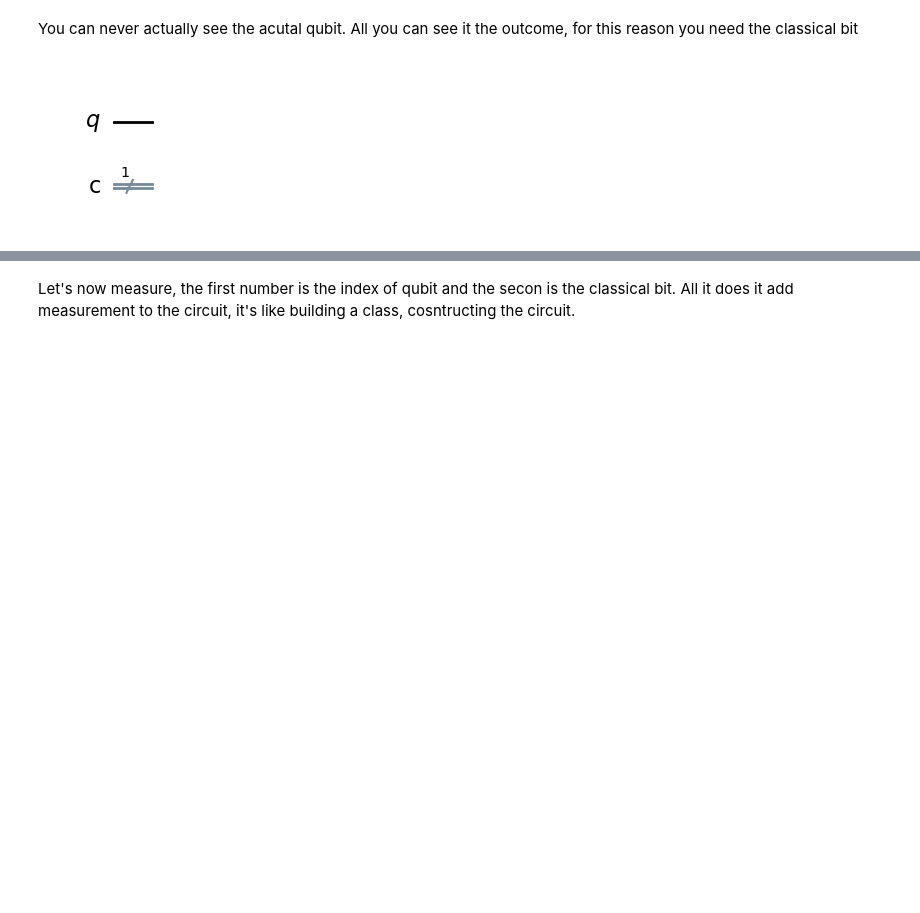
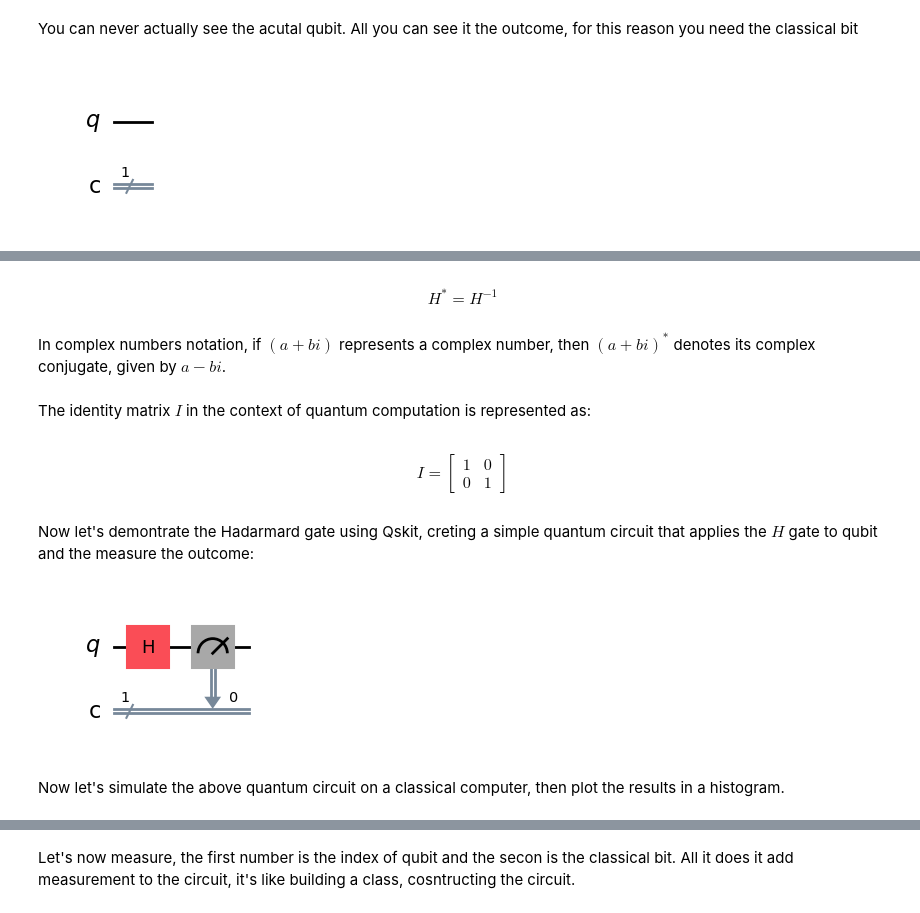
Before and after one commit to rodAlm08/emerging_tech_repo, a Jupyter notebook: project.ipynb, the cells around one changed output, grey strips where cells are left out. Saved outputs shown, nothing was run; the diff lists cells and outputs as text; code cells hidden in the pictures; blank space fills up the shorter version.

```diff
--- a/project.ipynb
+++ b/project.ipynb
@@ -151,0 +255,23 @@ qc.draw(output='mpl')
+# %% [markdown]
+$$ H^* = H^{-1} $$
+# %% [markdown]
+In complex numbers notation, if $ (a+bi) $ represents a complex number, then $ (a+bi)^*$ denotes its complex conjugate, given by $a - bi $.
+# %% [markdown]
+The identity matrix $I$ in the context of quantum computation is represented as:
+# %% [markdown]
+$$ I = \begin{bmatrix} 1 & 0 \\ 0 & 1 \end{bmatrix} $$
+# %% [markdown]
+Now let's demontrate the Hadarmard gate using Qskit, creting a simple quantum circuit that applies the $H$ gate to  qubit and the measure the outcome:
+# %%
+# Create a quantum circuit with one qubit
+qc = qiskit.QuantumCircuit(1, 1)
+# Apply the Hadamard gate to the qubit
+qc.h(0)
+# Measure the qubit
+qc.measure(0, 0)
+# Draw the circuit
+qc.draw(output='mpl', style='iqp')
+# %% [output]
+[figure, added]
+# %% [markdown]
+Now let's simulate the above quantum circuit on a classical computer, then plot the results in a histogram.
```
Also changed, not shown: parts of 52 cells of this notebook.
